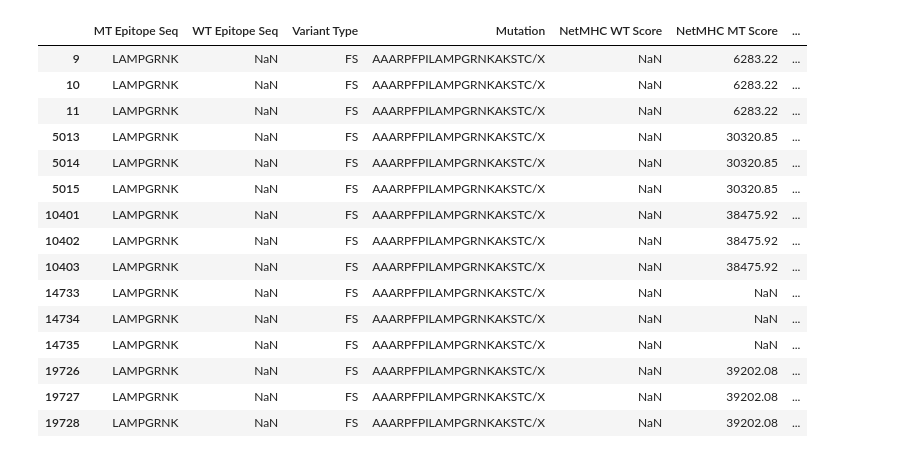
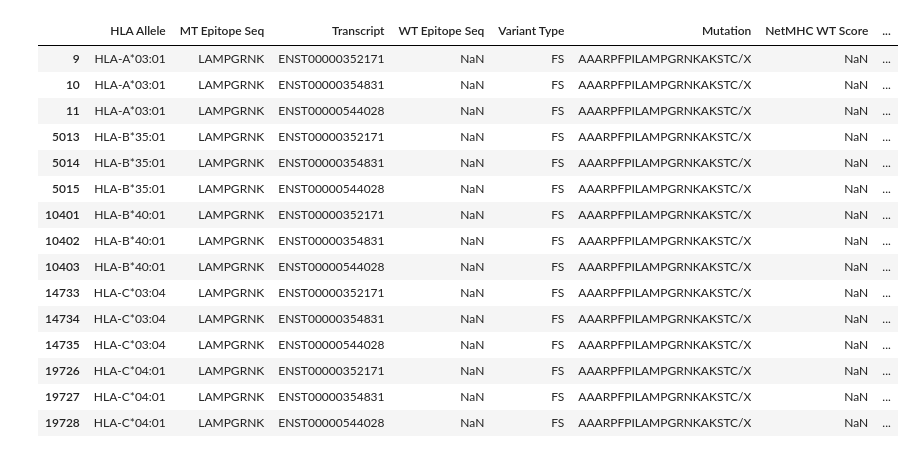
Before and after one commit to denklewer/MHC_predictor, a Jupyter notebook: gbm122_processing/gbm122_data_reading.ipynb, the cells around one changed output. Saved outputs shown, nothing was run; the diff lists cells and outputs as text; code cells hidden in the pictures.

```diff
--- a/gbm122_processing/gbm122_data_reading.ipynb
+++ b/gbm122_processing/gbm122_data_reading.ipynb
@@ -3,7 +1,13 @@ DATA_PATH = "D:/Sandbox/gbm122patient/pVACseq/"
+# %%
+import sys
+PATH_TO_PREDICTOR_HOME = ".."
+sys.path.append(PATH_TO_PREDICTOR_HOME)
+
+DATA_PATH = "D:/Google Drive/Work/ITMO/data/gbm122/pVACseq/"
 # %%
 from data_reading import read_gbm122_data
 
-per_region_total_df , per_region_per_allele_df = read_gbm122_data(DATA_PATH)
+per_region_total_df , per_region_per_allele_mt_df, per_region_per_allele_wt_df = read_gbm122_data(DATA_PATH)
 # %% [output]
 Region 1, unique (Transcrpit, Epitope pairs): 13197
 found 5 alleles: ['HLA-A*03:01' 'HLA-B*35:01' 'HLA-B*40:01' 'HLA-C*03:04' 'HLA-C*04:01']
@@ -66,21 +107,21 @@ df = per_region_total_df[2]
 # %%
-df[df['MT Epitope Seq'] == 'LAMPGRNK'][['MT Epitope Seq', 'WT Epitope Seq', 'Variant Type',
+df[df['MT Epitope Seq'] == 'LAMPGRNK'][['HLA Allele','MT Epitope Seq', 'Transcript', 'WT Epitope Seq', 'Variant Type',
        'Mutation', 'NetMHC WT Score',
        'NetMHC MT Score', 'NetMHCpan WT Score', 'NetMHCpan MT Score']]
 # %% [output]
-|  | MT Epitope Seq | WT Epitope Seq | Variant Type | Mutation | NetMHC WT Score | NetMHC MT Score | ... |
-| 9 | LAMPGRNK | NaN | FS | AAARPFPILAMPGRNKAKSTC/X | NaN | 6283.22 | ... |
-| 10 | LAMPGRNK | NaN | FS | AAARPFPILAMPGRNKAKSTC/X | NaN | 6283.22 | ... |
-| 11 | LAMPGRNK | NaN | FS | AAARPFPILAMPGRNKAKSTC/X | NaN | 6283.22 | ... |
-| 5013 | LAMPGRNK | NaN | FS | AAARPFPILAMPGRNKAKSTC/X | NaN | 30320.85 | ... |
-| 5014 | LAMPGRNK | NaN | FS | AAARPFPILAMPGRNKAKSTC/X | NaN | 30320.85 | ... |
-| 5015 | LAMPGRNK | NaN | FS | AAARPFPILAMPGRNKAKSTC/X | NaN | 30320.85 | ... |
-| 10401 | LAMPGRNK | NaN | FS | AAARPFPILAMPGRNKAKSTC/X | NaN | 38475.92 | ... |
-| 10402 | LAMPGRNK | NaN | FS | AAARPFPILAMPGRNKAKSTC/X | NaN | 38475.92 | ... |
-| 10403 | LAMPGRNK | NaN | FS | AAARPFPILAMPGRNKAKSTC/X | NaN | 38475.92 | ... |
-| 14733 | LAMPGRNK | NaN | FS | AAARPFPILAMPGRNKAKSTC/X | NaN | NaN | ... |
-| 14734 | LAMPGRNK | NaN | FS | AAARPFPILAMPGRNKAKSTC/X | NaN | NaN | ... |
-| 14735 | LAMPGRNK | NaN | FS | AAARPFPILAMPGRNKAKSTC/X | NaN | NaN | ... |
-| 19726 | LAMPGRNK | NaN | FS | AAARPFPILAMPGRNKAKSTC/X | NaN | 39202.08 | ... |
-| 19727 | LAMPGRNK | NaN | FS | AAARPFPILAMPGRNKAKSTC/X | NaN | 39202.08 | ... |
-| 19728 | LAMPGRNK | NaN | FS | AAARPFPILAMPGRNKAKSTC/X | NaN | 39202.08 | ... |
+|  | HLA Allele | MT Epitope Seq | Transcript | WT Epitope Seq | Variant Type | Mutation | NetMHC WT Score | ... |
+| 9 | HLA-A*03:01 | LAMPGRNK | ENST00000352171 | NaN | FS | AAARPFPILAMPGRNKAKSTC/X | NaN | ... |
+| 10 | HLA-A*03:01 | LAMPGRNK | ENST00000354831 | NaN | FS | AAARPFPILAMPGRNKAKSTC/X | NaN | ... |
+| 11 | HLA-A*03:01 | LAMPGRNK | ENST00000544028 | NaN | FS | AAARPFPILAMPGRNKAKSTC/X | NaN | ... |
+| 5013 | HLA-B*35:01 | LAMPGRNK | ENST00000352171 | NaN | FS | AAARPFPILAMPGRNKAKSTC/X | NaN | ... |
+| 5014 | HLA-B*35:01 | LAMPGRNK | ENST00000354831 | NaN | FS | AAARPFPILAMPGRNKAKSTC/X | NaN | ... |
+| 5015 | HLA-B*35:01 | LAMPGRNK | ENST00000544028 | NaN | FS | AAARPFPILAMPGRNKAKSTC/X | NaN | ... |
+| 10401 | HLA-B*40:01 | LAMPGRNK | ENST00000352171 | NaN | FS | AAARPFPILAMPGRNKAKSTC/X | NaN | ... |
+| 10402 | HLA-B*40:01 | LAMPGRNK | ENST00000354831 | NaN | FS | AAARPFPILAMPGRNKAKSTC/X | NaN | ... |
+| 10403 | HLA-B*40:01 | LAMPGRNK | ENST00000544028 | NaN | FS | AAARPFPILAMPGRNKAKSTC/X | NaN | ... |
+| 14733 | HLA-C*03:04 | LAMPGRNK | ENST00000352171 | NaN | FS | AAARPFPILAMPGRNKAKSTC/X | NaN | ... |
+| 14734 | HLA-C*03:04 | LAMPGRNK | ENST00000354831 | NaN | FS | AAARPFPILAMPGRNKAKSTC/X | NaN | ... |
+| 14735 | HLA-C*03:04 | LAMPGRNK | ENST00000544028 | NaN | FS | AAARPFPILAMPGRNKAKSTC/X | NaN | ... |
+| 19726 | HLA-C*04:01 | LAMPGRNK | ENST00000352171 | NaN | FS | AAARPFPILAMPGRNKAKSTC/X | NaN | ... |
+| 19727 | HLA-C*04:01 | LAMPGRNK | ENST00000354831 | NaN | FS | AAARPFPILAMPGRNKAKSTC/X | NaN | ... |
+| 19728 | HLA-C*04:01 | LAMPGRNK | ENST00000544028 | NaN | FS | AAARPFPILAMPGRNKAKSTC/X | NaN | ... |
```
Also changed, not shown: parts of 6 cells of this notebook, 15 other files.
